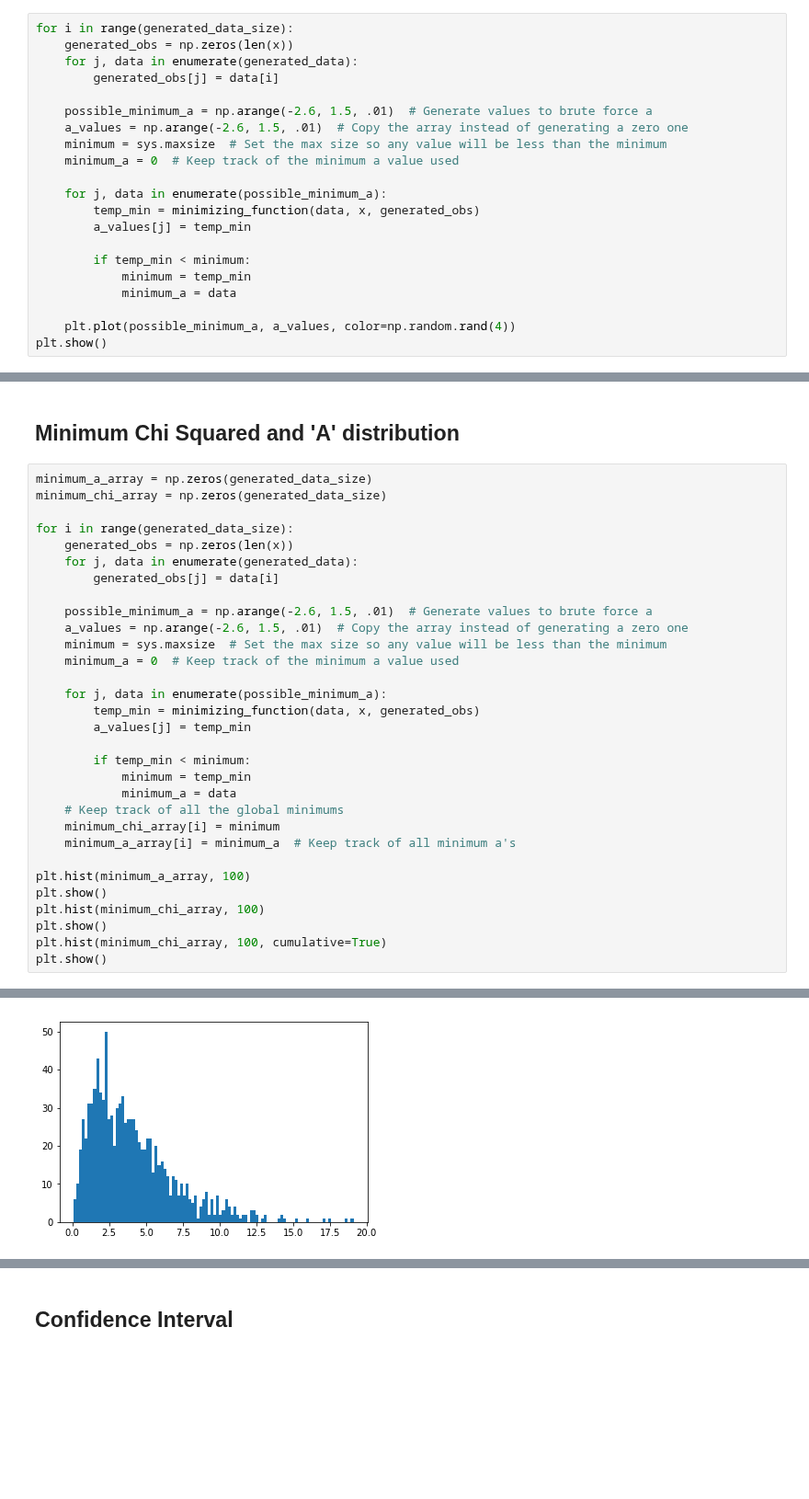
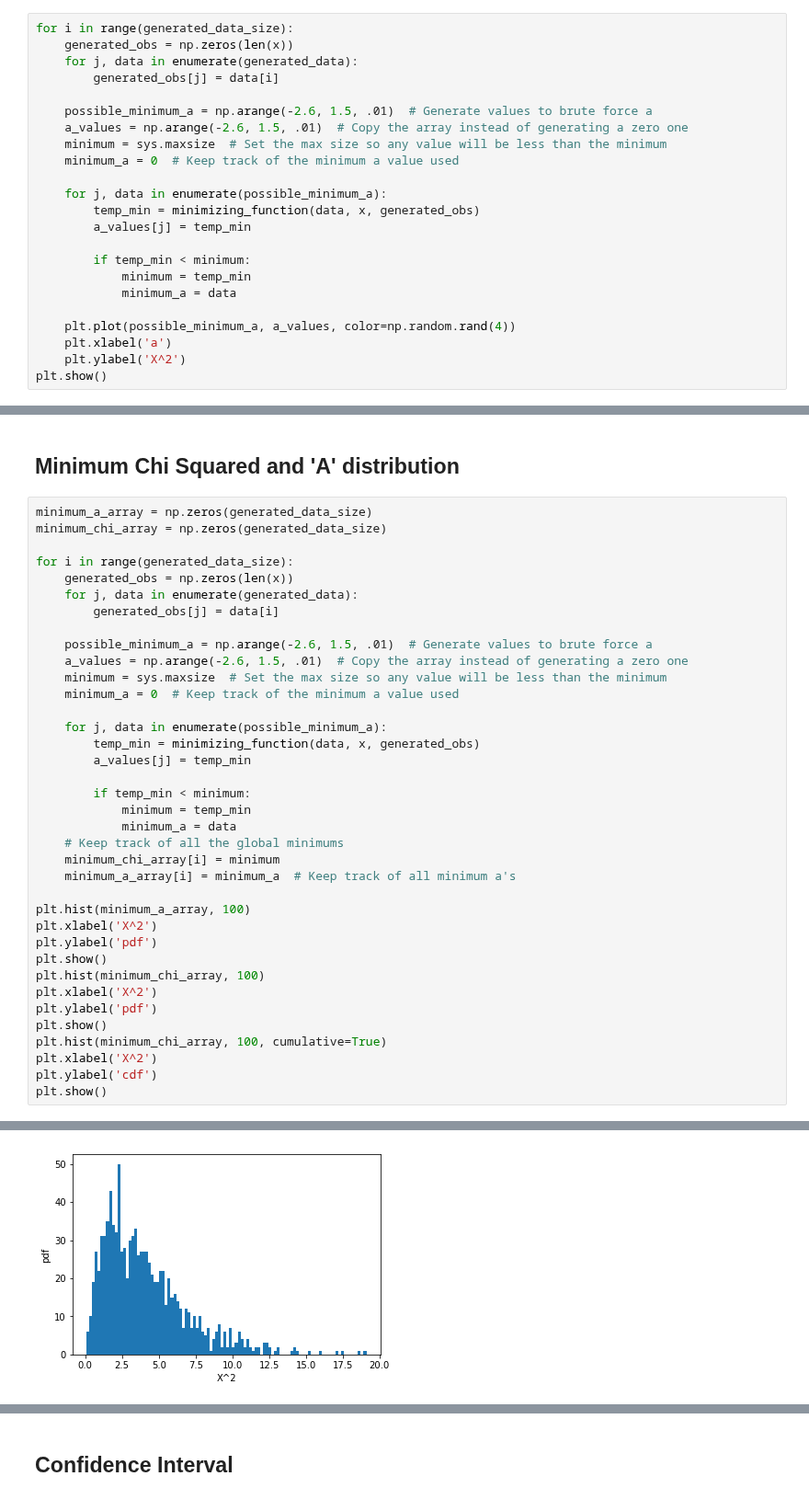
Before and after one commit to jeffschulthies/ASTR-3411, a Jupyter notebook: Week-5/Assignment.ipynb, the cells around one changed output, grey strips where cells are left out. Shown at 92% size. Drawn from its saved outputs; the diff is of its cells as text; blank space fills up the shorter version.

```diff
--- a/Week-5/Assignment.ipynb
+++ b/Week-5/Assignment.ipynb
@@ -204,6 +215,8 @@ for i in range(generated_data_size):
             minimum_a = data
 
     plt.plot(possible_minimum_a, a_values, color=np.random.rand(4))
+    plt.xlabel('a')
+    plt.ylabel('X^2')
 plt.show()
 # %% [output]
 [figure]
@@ -235,9 +248,15 @@ for i in range(generated_data_size):
     minimum_a_array[i] = minimum_a  # Keep track of all minimum a's
 
 plt.hist(minimum_a_array, 100)
+plt.xlabel('X^2')
+plt.ylabel('pdf')
 plt.show()
 plt.hist(minimum_chi_array, 100)
+plt.xlabel('X^2')
+plt.ylabel('pdf')
 plt.show()
 plt.hist(minimum_chi_array, 100, cumulative=True)
+plt.xlabel('X^2')
+plt.ylabel('cdf')
 plt.show()
 # %% [output]
@@ -245 +264 @@ plt.show()
-[figure, old version]
+[figure, new version]
```
Also changed, not shown: parts of 8 cells of this notebook.
